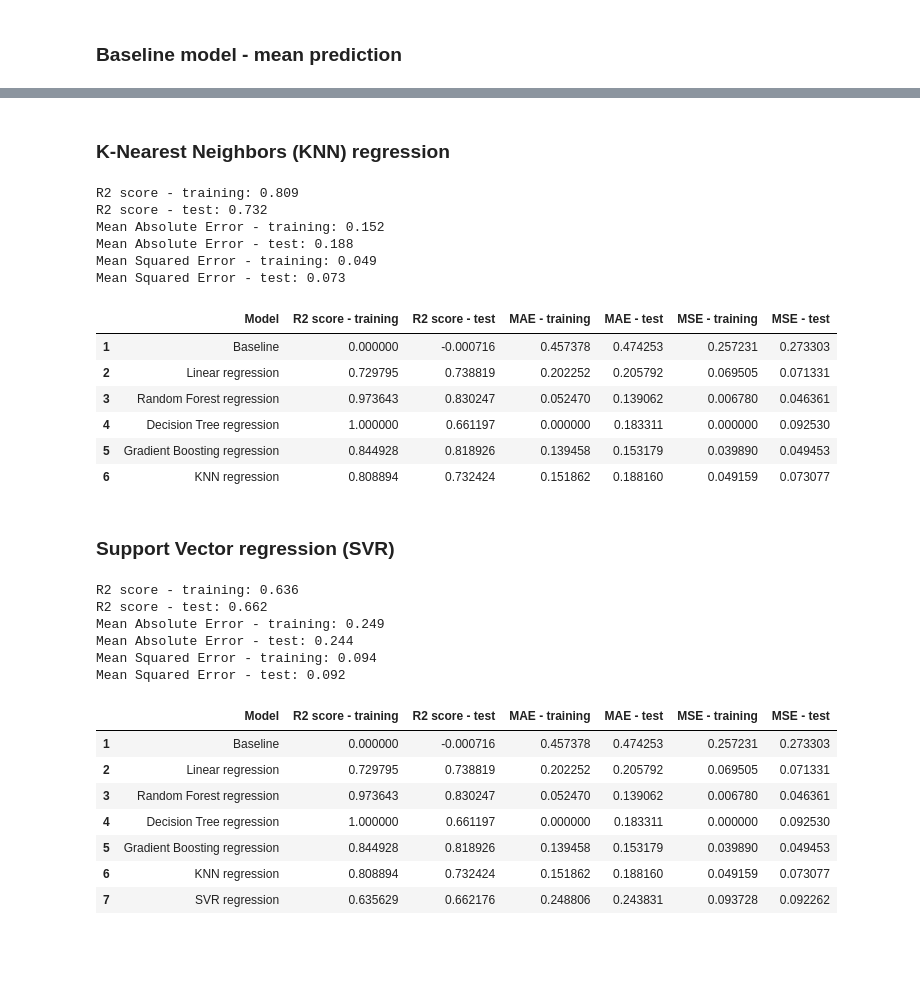
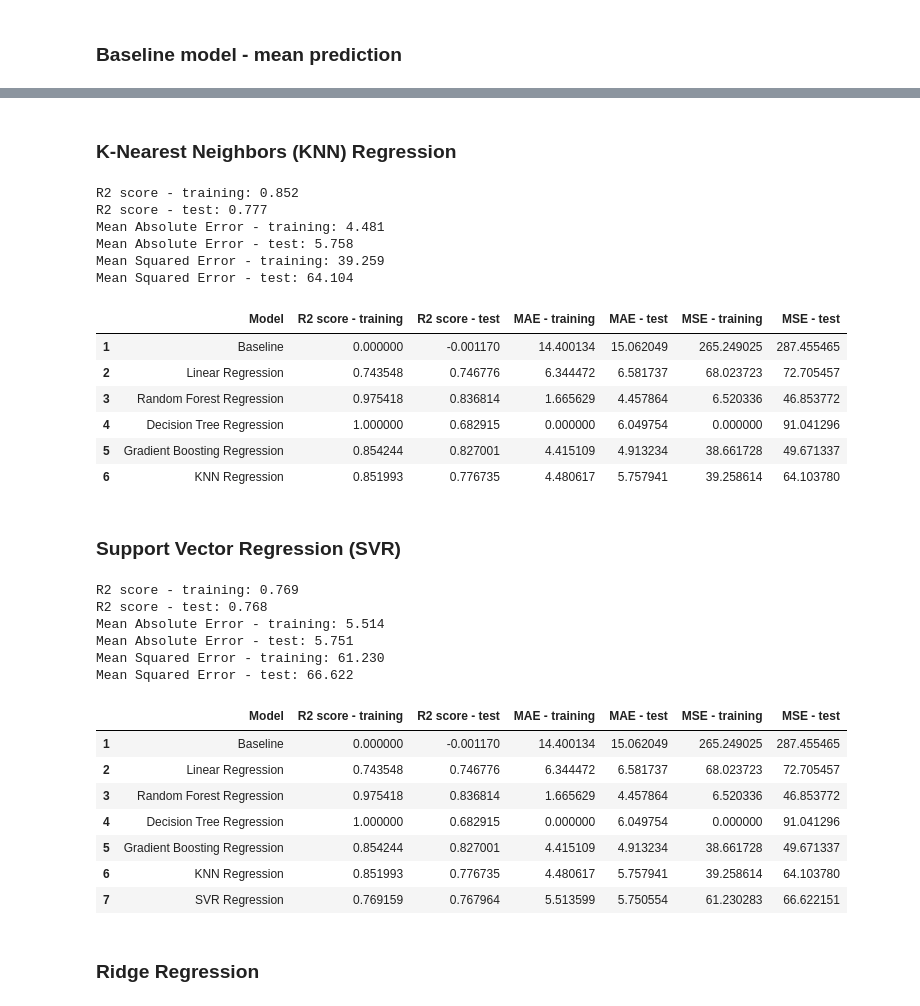
Before and after one commit to gavrilovicluka/machine-learning-projects, a Jupyter notebook: Projekat 1/Projekat1.ipynb, the cells around one changed output, grey strips where cells are left out. Saved outputs shown, nothing was run; the diff lists cells and outputs as text; code cells hidden in the pictures; blank space fills up the shorter version.

Commit message:
Changed output attribute transformation. Added ridge and lasso regression

```diff
--- a/Projekat 1/Projekat1.ipynb
+++ b/Projekat 1/Projekat1.ipynb
@@ -814,5 +892,5 @@ Mean Squared Error - test: 0.049
 # %%
-results_scal=add_metrics(results_scal, "Gradient Boosting regression", metrics)
+results_scal=add_metrics(results_scal, "Gradient Boosting Regression", metrics)
 results_scal
 # %% [output]
 |  | Model | R2 score - training | R2 score - test | MAE - training | MAE - test | MSE - training | MSE - test |
@@ -824,57 +902,59 @@ results_scal
 # %% [markdown]
-### K-Nearest Neighbors (KNN) regression
+### K-Nearest Neighbors (KNN) Regression
 # %%
 knn = KNeighborsRegressor(n_neighbors=5)
-knn.fit(x_train_scaled, y_train_scaled)
+knn.fit(X_train_scaled, y_train_scaled)
 
-y_train_pred_knn = knn.predict(x_train_scaled)
-y_test_pred_knn = knn.predict(x_test_scaled)
+y_train_pred_knn = knn.predict(X_train_scaled)
+y_test_pred_knn = knn.predict(X_test_scaled)
 
 metrics = evaluate(y_test_scaled, y_test_pred_knn, y_train_scaled, y_train_pred_knn)
 # %% [output]
-R2 score - training: 0.809
-R2 score - test: 0.732
-Mean Absolute Error - training: 0.152
-Mean Absolute Error - test: 0.188
-Mean Squared Error - training: 0.049
-Mean Squared Error - test: 0.073
+R2 score - training: 0.852
+R2 score - test: 0.777
+Mean Absolute Error - training: 4.481
+Mean Absolute Error - test: 5.758
+Mean Squared Error - training: 39.259
+Mean Squared Error - test: 64.104
 # %%
-results_scal=add_metrics(results_scal, "KNN regression", metrics)
+results_scal=add_metrics(results_scal, "KNN Regression", metrics)
 results_scal
 # %% [output]
 |  | Model | R2 score - training | R2 score - test | MAE - training | MAE - test | MSE - training | MSE - test |
-| 1 | Baseline | 0.000000 | -0.000716 | 0.457378 | 0.474253 | 0.257231 | 0.273303 |
-| 2 | Linear regression | 0.729795 | 0.738819 | 0.202252 | 0.205792 | 0.069505 | 0.071331 |
-| 3 | Random Forest regression | 0.973643 | 0.830247 | 0.052470 | 0.139062 | 0.006780 | 0.046361 |
-| 4 | Decision Tree regression | 1.000000 | 0.661197 | 0.000000 | 0.183311 | 0.000000 | 0.092530 |
-| 5 | Gradient Boosting regression | 0.844928 | 0.818926 | 0.139458 | 0.153179 | 0.039890 | 0.049453 |
-| 6 | KNN regression | 0.808894 | 0.732424 | 0.151862 | 0.188160 | 0.049159 | 0.073077 |
+| 1 | Baseline | 0.000000 | -0.001170 | 14.400134 | 15.062049 | 265.249025 | 287.455465 |
+| 2 | Linear Regression | 0.743548 | 0.746776 | 6.344472 | 6.581737 | 68.023723 | 72.705457 |
+| 3 | Random Forest Regression | 0.975418 | 0.836814 | 1.665629 | 4.457864 | 6.520336 | 46.853772 |
+| 4 | Decision Tree Regression | 1.000000 | 0.682915 | 0.000000 | 6.049754 | 0.000000 | 91.041296 |
+| 5 | Gradient Boosting Regression | 0.854244 | 0.827001 | 4.415109 | 4.913234 | 38.661728 | 49.671337 |
+| 6 | KNN Regression | 0.851993 | 0.776735 | 4.480617 | 5.757941 | 39.258614 | 64.103780 |
 # %% [markdown]
-### Support Vector regression (SVR)
+### Support Vector Regression (SVR)
 # %%
 svr = SVR(kernel='rbf')
-svr.fit(x_train_scaled, y_train_scaled)
+svr.fit(X_train_scaled, y_train_scaled)
 
-y_train_pred_svr = svr.predict(x_train_scaled)
-y_test_pred_svr = svr.predict(x_test_scaled)
+y_train_pred_svr = svr.predict(X_train_scaled)
+y_test_pred_svr = svr.predict(X_test_scaled)
 
 metrics = evaluate(y_test_scaled, y_test_pred_svr, y_train_scaled, y_train_pred_svr)
 # %% [output]
-R2 score - training: 0.636
-R2 score - test: 0.662
-Mean Absolute Error - training: 0.249
-Mean Absolute Error - test: 0.244
-Mean Squared Error - training: 0.094
-Mean Squared Error - test: 0.092
+R2 score - training: 0.769
+R2 score - test: 0.768
+Mean Absolute Error - training: 5.514
+Mean Absolute Error - test: 5.751
+Mean Squared Error - training: 61.230
+Mean Squared Error - test: 66.622
 # %%
-results_scal=add_metrics(results_scal, "SVR regression", metrics)
+results_scal=add_metrics(results_scal, "SVR Regression", metrics)
 results_scal
 # %% [output]
 |  | Model | R2 score - training | R2 score - test | MAE - training | MAE - test | MSE - training | MSE - test |
-| 1 | Baseline | 0.000000 | -0.000716 | 0.457378 | 0.474253 | 0.257231 | 0.273303 |
-| 2 | Linear regression | 0.729795 | 0.738819 | 0.202252 | 0.205792 | 0.069505 | 0.071331 |
-| 3 | Random Forest regression | 0.973643 | 0.830247 | 0.052470 | 0.139062 | 0.006780 | 0.046361 |
-| 4 | Decision Tree regression | 1.000000 | 0.661197 | 0.000000 | 0.183311 | 0.000000 | 0.092530 |
-| 5 | Gradient Boosting regression | 0.844928 | 0.818926 | 0.139458 | 0.153179 | 0.039890 | 0.049453 |
-| 6 | KNN regression | 0.808894 | 0.732424 | 0.151862 | 0.188160 | 0.049159 | 0.073077 |
-| 7 | SVR regression | 0.635629 | 0.662176 | 0.248806 | 0.243831 | 0.093728 | 0.092262 |
+| 1 | Baseline | 0.000000 | -0.001170 | 14.400134 | 15.062049 | 265.249025 | 287.455465 |
+| 2 | Linear Regression | 0.743548 | 0.746776 | 6.344472 | 6.581737 | 68.023723 | 72.705457 |
+| 3 | Random Forest Regression | 0.975418 | 0.836814 | 1.665629 | 4.457864 | 6.520336 | 46.853772 |
+| 4 | Decision Tree Regression | 1.000000 | 0.682915 | 0.000000 | 6.049754 | 0.000000 | 91.041296 |
+| 5 | Gradient Boosting Regression | 0.854244 | 0.827001 | 4.415109 | 4.913234 | 38.661728 | 49.671337 |
+| 6 | KNN Regression | 0.851993 | 0.776735 | 4.480617 | 5.757941 | 39.258614 | 64.103780 |
+| 7 | SVR Regression | 0.769159 | 0.767964 | 5.513599 | 5.750554 | 61.230283 | 66.622151 |
+# %% [markdown]
+### Ridge Regression
```
Also changed, not shown: parts of 58 cells of this notebook.
